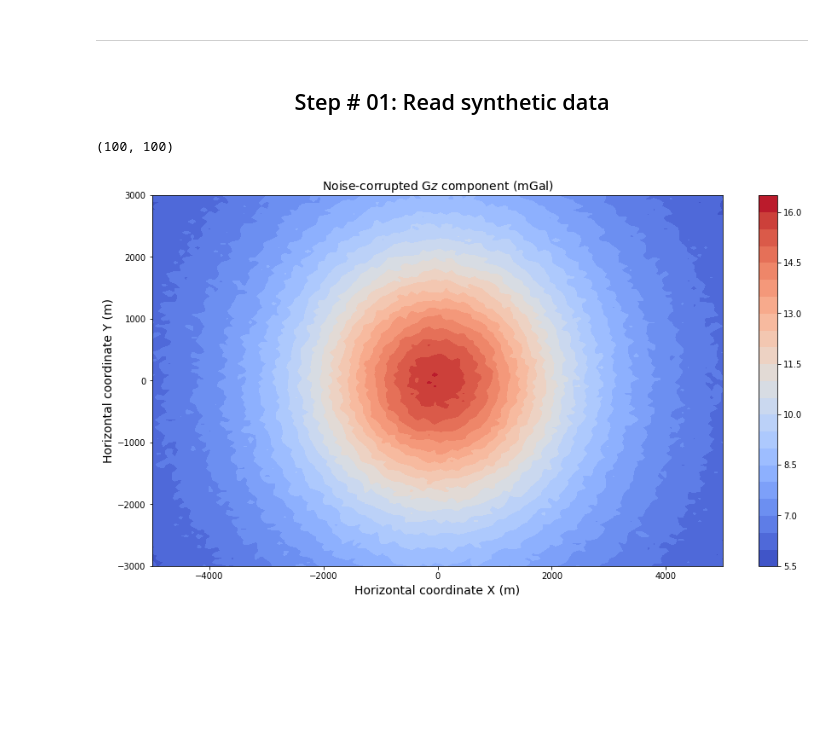
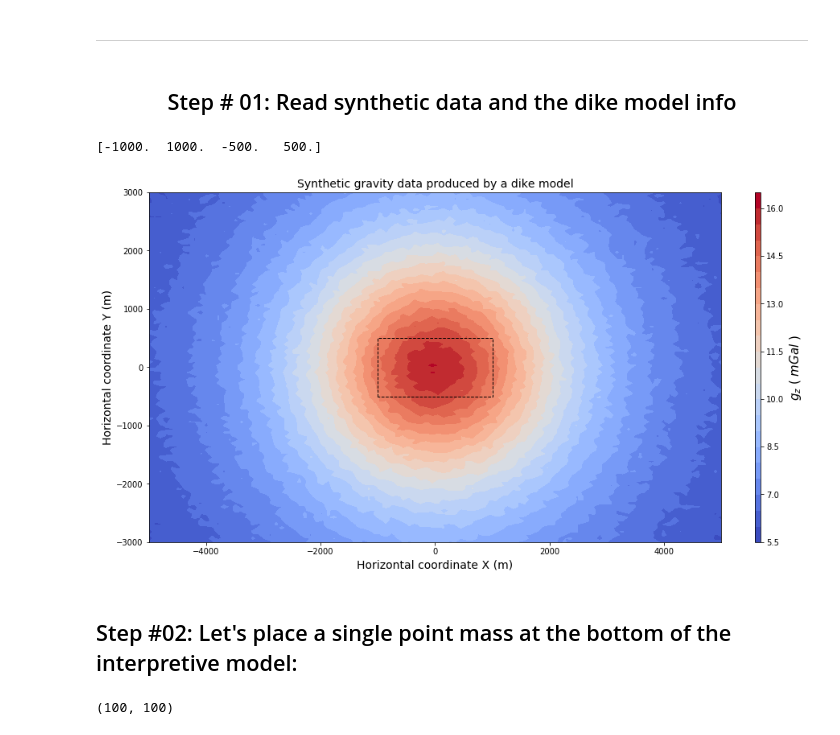
Before and after one commit to rodrigobijani/Congresso_Brasileiro_Geologia2018, a Jupyter notebook: scripts/synthetic.ipynb, the cells around one changed output. Cells and saved outputs as stored; diff of their text form; code cells hidden in the pictures; blank space fills up the shorter version.

Commit message:
Add new changes to script synthetic.ipynb. Still need some attention.

```diff
--- a/scripts/synthetic.ipynb
+++ b/scripts/synthetic.ipynb
@@ -19,9 +24,15 @@ from IPython.display import Latex
 # %% [markdown]
-## <center> Step # 01: Read synthetic data <center>
+## <center> Step # 01: Read synthetic data and the dike model info <center>
 # %%
 # read data file using pandas package:
-data = pd.read_csv('synthetic_data.txt', sep = ' ')
-#print(data)
+data = pd.read_csv('Synthetic/synthetic_data.txt', sep = ' ')
+dike = pd.read_csv('Synthetic/dike_model.txt', sep = ' ')
+
+area = np.array( dike )
+area = area[0,0:4]
+print area
+# %% [output]
+[-1000.  1000.  -500.   500.]
 # %%
 # create working arrays from read data:
 x  = np.array(data.iloc[:,0] )
@@ -32,22 +43,40 @@ gz = np.array(data.iloc[:,3] )
 ndata = np.size(x)
 nx = np.sqrt(ndata)
 # reshape arrays:
-x  = np.split(x, nx)
-y  = np.split(y, nx)
-z  = np.split(z, nx)
-gz = np.split(gz,nx)
+xobs  = np.array( np.split(x, nx) )
+yobs  = np.array( np.split(y, nx) )
+zobs  = np.array( np.split(z, nx) )
+gz_real = np.array( np.split(gz,nx) )
-# %% [output]
-(100, 100)
 # %%
 # Ploting the data to see if it's ok so far:
 plt.close('all')
-plt.figure(figsize=(15,8))
+fig = plt.figure(figsize=(15,8))
 fs = 14
-plt.title('Noise-corrupted G$z$ component (mGal)', fontsize = fs)
-plt.contourf(x, y, gz, 20, cmap = plt.cm.coolwarm)
-plt.colorbar()
+# draw the edges of the dike for better vizualization:
+rectangle(area, style='--k', linewidth=1, fill=None, alpha=1., label=None)
+
+# plot the data in colors:
+plt.title('Synthetic gravity data produced by a dike model', fontsize = fs)
+p = plt.contourf(xobs, yobs, gz_real, 20, cmap = plt.cm.coolwarm, vmin = np.min(gz_real), vmax = np.max(gz_real))
+cbar = fig.colorbar(p, aspect=60, fraction = 0.1, orientation="vertical")
+cbar.set_label('$g_z$ ( $ mGal$ )',fontsize=15, rotation = 90)
 plt.ylabel('Horizontal coordinate Y (m)', fontsize = fs)
 plt.xlabel('Horizontal coordinate X (m)', fontsize = fs)
 plt.show()
 # %% [output]
-[figure, old version]
+[figure, new version]
+# %% [markdown]
+## Step #02: Let's place a single point mass at the bottom of the interpretive model:
+# %%
+# set the properties of the point mass:
+xc = 1100.0
+yc = 1100.0
+zc = 30000.0
+raio = 1000.0
+rho = 2600.0
+source = ( xc, yc, zc, raio, rho )
+# predicted vertical attraction gz:
+gz_pred = sphere_gz(xobs,yobs,zobs,source)
+print gz_pred.shape
+# %% [output]
+(100, 100)
```
Also changed, not shown: parts of 5 cells of this notebook.
